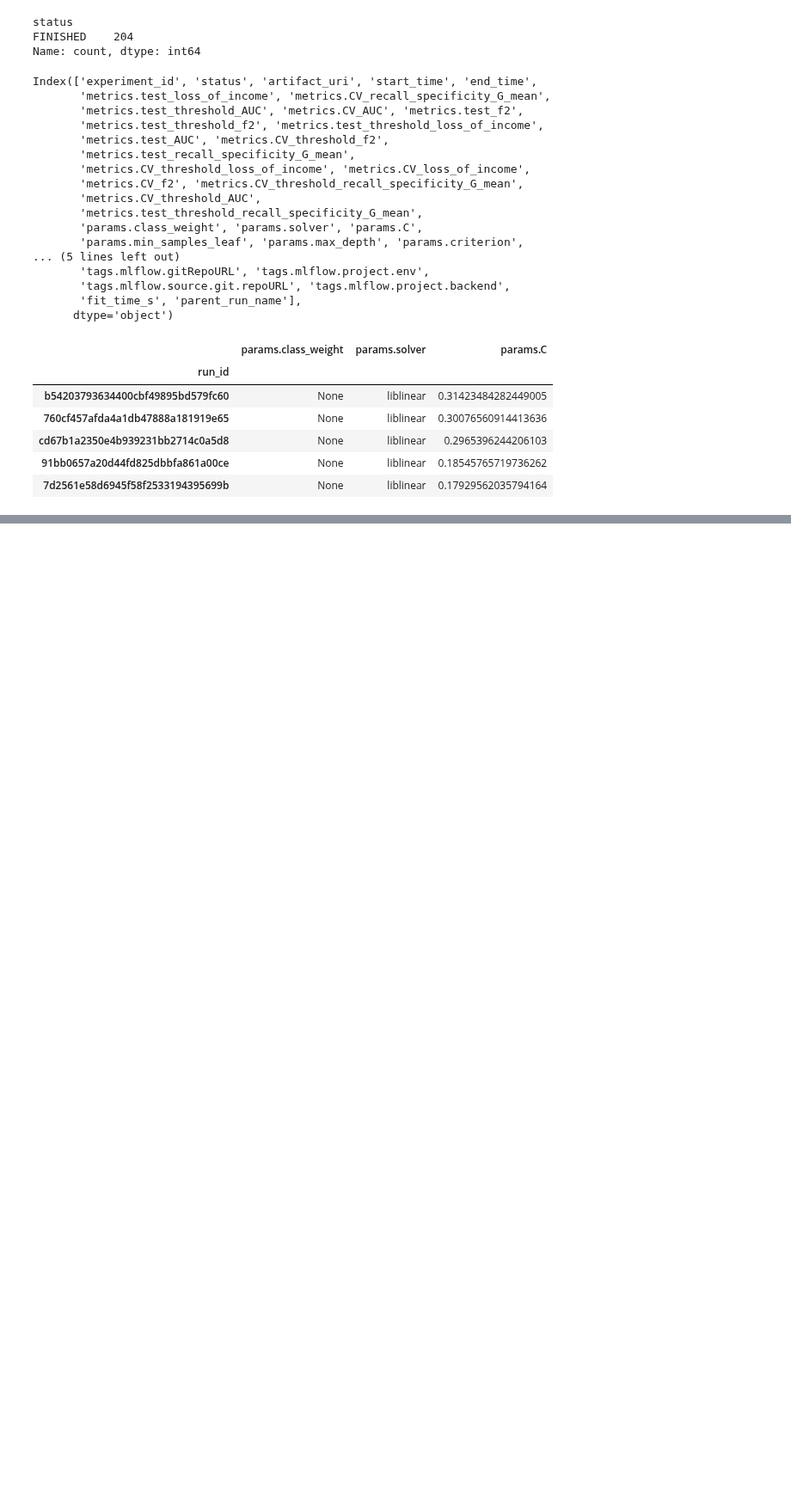
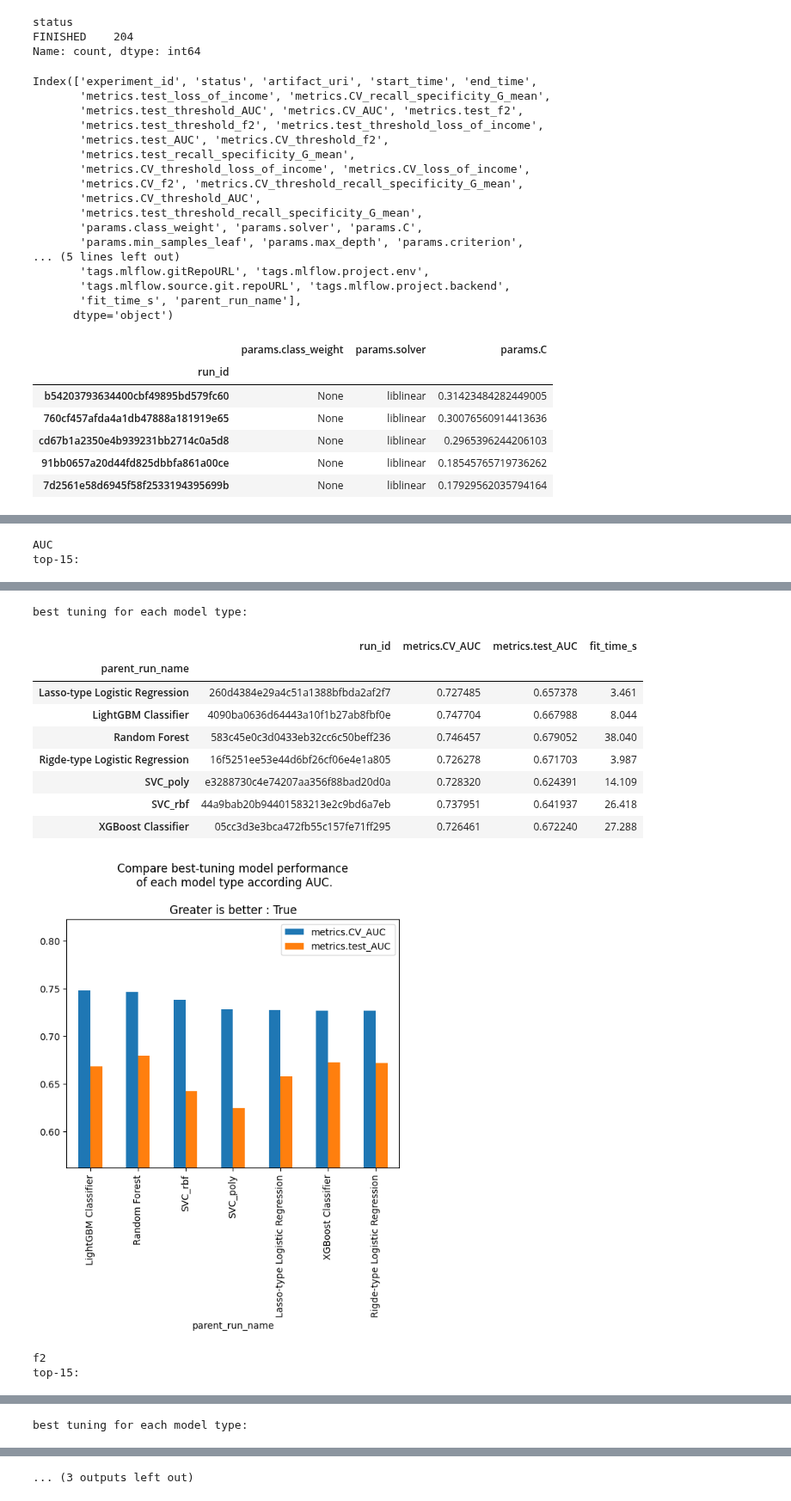
Before and after one commit to JulienfLeBoucher/OC_MLOps_credit_scoring, a Jupyter notebook: explore_mlflow_tracking.ipynb, the cells around one changed output, grey strips where cells are left out. Shown at 86% size. Drawn from its saved outputs; the diff is of its cells as text; code cells hidden in the pictures; blank space fills up the shorter version.

```diff
--- a/explore_mlflow_tracking.ipynb
+++ b/explore_mlflow_tracking.ipynb
@@ -131,0 +156,4 @@ results3.head(30)
+# %%
+exp_name = 'all_fts_minmax_knn'
+exp_id = utils.get_exp_id_from_exp_name(exp_name)
+results = utils.get_runs_information(exp_id, light_version=True)
@@ -131,0 +181,61 @@ results3.head(30)
+# %%
+scorers = utils.my_Scorers
+# %%
+metrics = ['loss_of_income', 'AUC', 'f2']
+
+for scorer_name, scorer in scorers.items():
+    if scorer_name in metrics:
+        print(scorer_name)
+        cols = [col for col in results.columns if scorer_name in col]
+        cols.append('fit_time_s')
+        cols.append('parent_run_name')
+
+        # Sort so the best models (regarding the score on CV)
+        # are in head().
+        CV_metric_name = f'metrics.CV_{scorer_name}'
+        results_per_metric = (
+            results
+            .loc[:, cols]
+            .reset_index()
+            .sort_values(
+                CV_metric_name,
+                ascending=(not scorer.greater_is_better)
+            )
+        )
+
+        print('top-15:')
+        display(results_per_metric.head(10))
+        # Get info on the best model of each model type.
+        best_tuning = (
+            results_per_metric
+            .groupby('parent_run_name')
+            .first()
+        )
+        print('\nbest tuning for each model type:')
+        display(best_tuning)
+
+        # Focus on best metrics to print best performance per model type
+        best_metrics = (
+            best_tuning
+            .sort_values(
+                CV_metric_name,
+                ascending=(not scorer.greater_is_better)
+            ).iloc[:, -3:-1]
+        )
+
+        min_ = best_metrics.min().min()*0.9
+        max_ = best_metrics.max().max()*1.1
+        best_metrics.plot(
+            kind='bar',
+            title=(
+                f'Compare best-tuning model performance\n '
+                f'of each model type according {scorer.name}.\n'
+                f'\nGreater is better : {scorer.greater_is_better}'
+            )
+        )
+        ax = plt.gca()
+        ax.set(ylim=(min_, max_))
+        plt.show()
+# %% [output]
+AUC
+top-15:
@@ -131,0 +253,13 @@ results3.head(30)
+best tuning for each model type:
+|  | run_id | metrics.CV_AUC | metrics.test_AUC | fit_time_s |
+| parent_run_name |  |  |  |  |
+| Lasso-type Logistic Regression | 260d4384e29a4c51a1388bfbda2af2f7 | 0.727485 | 0.657378 | 3.461 |
+| LightGBM Classifier | 4090ba0636d64443a10f1b27ab8fbf0e | 0.747704 | 0.667988 | 8.044 |
+| Random Forest | 583c45e0c3d0433eb32cc6c50beff236 | 0.746457 | 0.679052 | 38.040 |
+| Rigde-type Logistic Regression | 16f5251ee53e44d6bf26cf06e4e1a805 | 0.726278 | 0.671703 | 3.987 |
+| SVC_poly | e3288730c4e74207aa356f88bad20d0a | 0.728320 | 0.624391 | 14.109 |
+| SVC_rbf | 44a9bab20b94401583213e2c9bd6a7eb | 0.737951 | 0.641937 | 26.418 |
+| XGBoost Classifier | 05cc3d3e3bca472fb55c157fe71ff295 | 0.726461 | 0.672240 | 27.288 |
+[figure, added]
+f2
+top-15:
@@ -131,0 +277 @@ results3.head(30)
+best tuning for each model type:
@@ -131,0 +301 @@ results3.head(30)
+... (3 outputs left out)
```
Also changed, not shown: parts of 8 cells of this notebook, 6 other files.
